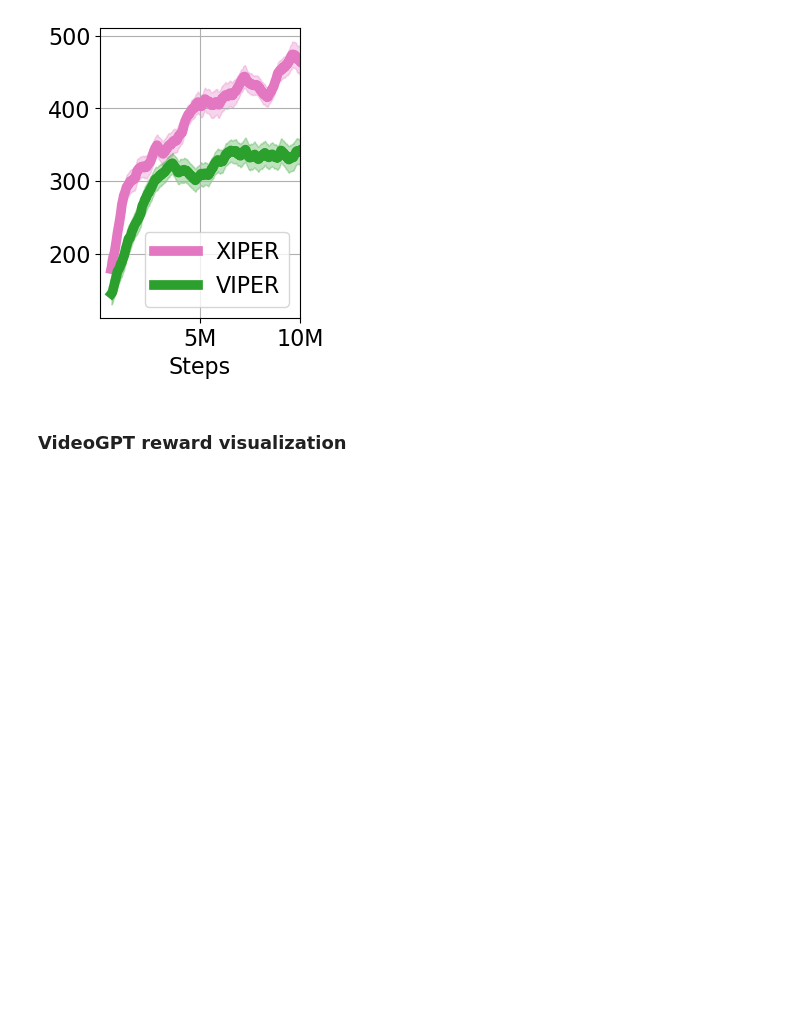
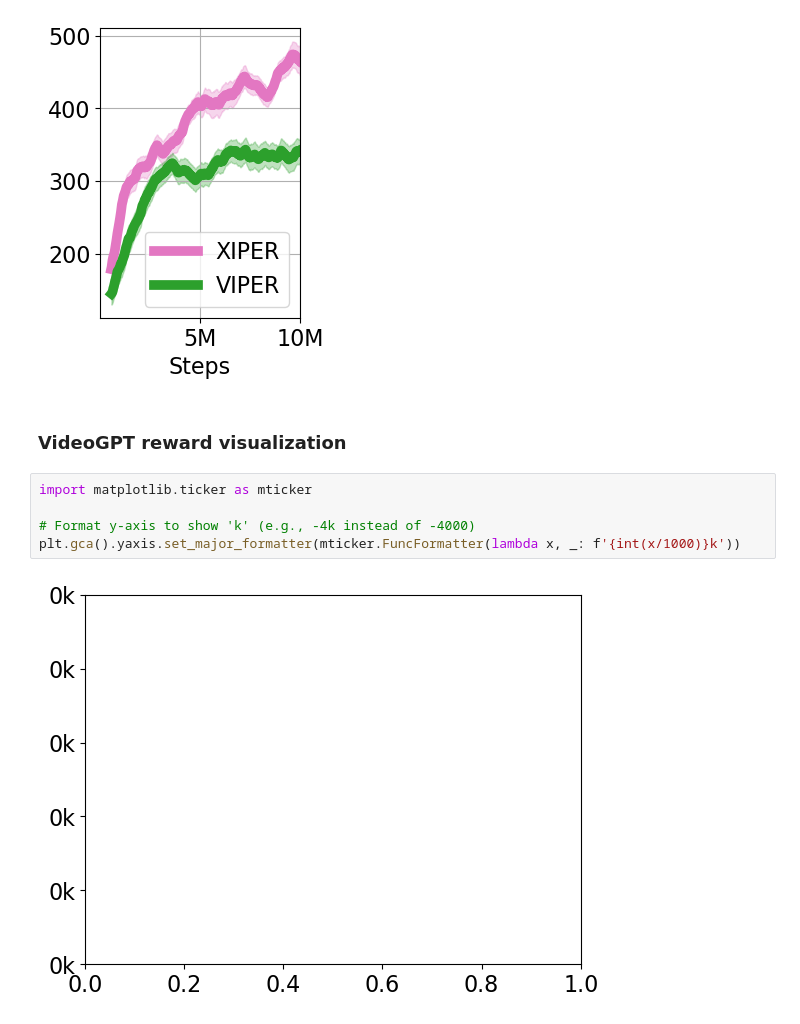
Before and after one commit to yangzhao-666/xiper, a Jupyter notebook: plot.ipynb, the cells around one changed output. Saved outputs shown, nothing was run; the diff lists cells and outputs as text; blank space fills up the shorter version.

```diff
--- a/plot.ipynb
+++ b/plot.ipynb
@@ -490,6 +496,13 @@ plot_agents_across_tasks(agent_task_folders, labels, window_size=50, color_list=
 [figure]
 # %% [markdown]
 ### VideoGPT reward visualization
+# %%
+import matplotlib.ticker as mticker
+
+# Format y-axis to show 'k' (e.g., -4k instead of -4000)
+plt.gca().yaxis.set_major_formatter(mticker.FuncFormatter(lambda x, _: f'{int(x/1000)}k'))
+# %% [output]
+[figure, added]
 # %%
 import numpy as np
 import matplotlib.pyplot as plt
```
Also changed, not shown: parts of 5 cells of this notebook, 1 other file.
